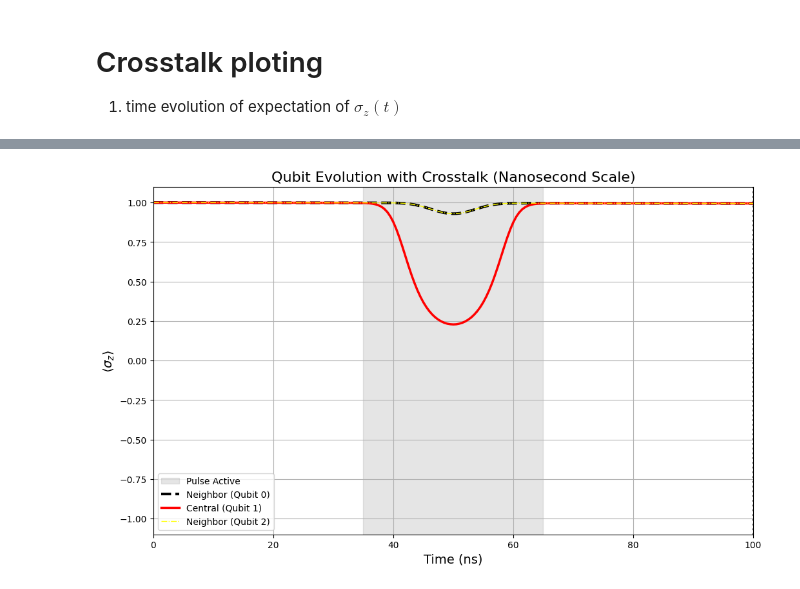
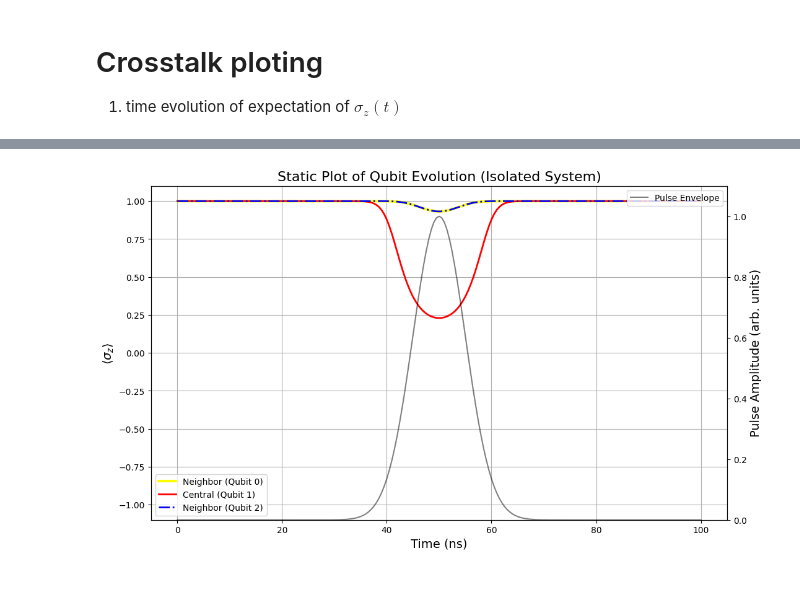
Before and after one commit to HarryLuoo/quantum_chip_2025_gymrats, a Jupyter notebook: ploting.ipynb, the cells around one changed output, grey strips where cells are left out. Saved outputs shown, nothing was run; the diff lists cells and outputs as text; code cells hidden in the pictures.

```diff
--- a/ploting.ipynb
+++ b/ploting.ipynb
@@ -25,18 +25,18 @@ def pulse_shape(t, args):
     """Gaussian pulse envelope."""
     return np.exp(-(t - args['t0'])**2 / (2 * args['tau']**2))
 
-# Decoherence parameters (in nanoseconds)
-T1 = 50000.0  # 50 us
-T2_star = 10000.0  # 10 us
-gamma1 = 1.0 / T1
-gamma2_star = 1.0 / T2_star
+# Decoherence parameters (in nanoseconds) - THESE ARE NO LONGER USED FOR SESOLVE
+# T1 = 50000.0  # 50 us
+# T2_star = 10000.0  # 10 us
+# gamma1 = 1.0 / T1
+# gamma2_star = 1.0 / T2_star
 
-# --- 2. CONSTRUCT HAMILTONIAN AND OPERATORS (Unchanged logic) ---
+# --- 2. CONSTRUCT HAMILTONIAN AND OPERATORS ---
 
 # Pauli operators for each qubit
 sx = [qt.tensor([qt.qeye(2)]*i + [qt.sigmax()] + [qt.qeye(2)]*(N-1-i)) for i in range(N)]
 sz = [qt.tensor([qt.qeye(2)]*i + [qt.sigmaz()] + [qt.qeye(2)]*(N-1-i)) for i in range(N)]
-sm = [qt.tensor([qt.qeye(2)]*i + [qt.sigmam()] + [qt.qeye(2)]*(N-1-i)) for i in range(N)]
+# sm = [qt.tensor([qt.qeye(2)]*i + [qt.sigmam()] + [qt.qeye(2)]*(N-1-i)) for i in range(N)] # Not needed for sesolve
 
 # Drift Hamiltonian
 H_drift = -0.5 * w_q * sz[0] - 0.5 * w_q * sz[1] - 0.5 * w_q * sz[2]
@@ -46,64 +46,46 @@ H_control_op = Omega_c * sx[qubit_c]
 H_crosstalk_op = J_coupling * (sx[qubit_c-1] * sx[qubit_c] + sx[qubit_c] * sx[qubit_c+1])
 H = [H_drift, [H_control_op + H_crosstalk_op, pulse_shape]]
 
-# Collapse operators
-c_ops = []
-for i in range(N):
-    c_ops.append(np.sqrt(gamma1) * sm[i])
-    c_ops.append(np.sqrt(gamma2_star) * sz[i])
 
-# --- 3. RUN THE SIMULATION ---
 
 psi0 = qt.tensor(qt.basis(2,0), qt.basis(2,0), qt.basis(2,0))
 tlist = np.linspace(0, t_total, 201)
 args = {'t0': t0, 'tau': tau}
 
-print("Running QuTiP simulation (nanosecond scale)...")
-result = qt.mesolve(H, psi0, tlist, c_ops, e_ops=[sz[0], sz[1], sz[2]], args=args)
+print("Running QuTiP simulation (isolated system - Schrödinger equation)...")
+# CHANGE mesolve TO sesolve AND REMOVE c_ops ARGUMENT
+result = qt.sesolve(H, psi0, tlist, e_ops=[sz[0], sz[1], sz[2]], args=args)
 print("Simulation complete.")
 
-# --- 4. CREATE THE GIF (Unchanged logic) ---
-
-times = result.times
+# --- 4. PLOTTING (remains largely the same) ---
 exp_sz0 = result.expect[0]
 exp_sz1 = result.expect[1]
 exp_sz2 = result.expect[2]
+times = tlist
 
-fig, ax = plt.subplots(figsize=(12, 7))
-ax.set_xlim(0, t_total)
-ax.set_ylim(-1.1, 1.1)
-ax.set_xlabel('Time (ns)', fontsize=14) # Changed label to ns
-ax.set_ylabel(r'$\langle \sigma_z \rangle$', fontsize=14)
-ax.set_title('Qubit Evolution with Crosstalk (Nanosecond Scale)', fontsize=16)
-ax.grid(True)
+# --- 1. COMPUTE PULSE VALUES FOR PLOTTING ---
+pulse_vals = [pulse_shape(t, args) for t in times]
 
-pulse_vals = [pulse_shape(t, args) for t in times]
-ax.fill_between(times, -1.1, 1.1, where=np.array(pulse_vals) > 0.01, color='gray', alpha=0.2, label='Pulse Active')
+# --- 2. CREATE THE STATIC PLOT ---
+fig, ax1 = plt.subplots(figsize=(12, 7))
 
-line0, = ax.plot([], [], lw=3, color='black', linestyle='--', label='Neighbor (Qubit 0)')
-line1, = ax.plot([], [], lw=2.5, color='red', label='Central (Qubit 1)')
-line2, = ax.plot([], [], lw=1, color='yellow', linestyle='-.', label='Neighbor (Qubit 2)')
-time_marker = ax.axvline(0, color='black', lw=2, linestyle=':')
-ax.legend(loc='lower left')
+ax1.plot(times, exp_sz0, label='Neighbor (Qubit 0)', color='yellow', linestyle='-', linewidth=3)
+ax1.plot(times, exp_sz1, label='Central (Qubit 1)', color='red', linestyle='-', linewidth=2)
+ax1.plot(times, exp_sz2, label='Neighbor (Qubit 2)', color='blue', linestyle='-.', linewidth=2)
 
-def init():
-    line0.set_data([], [])
-    line1.set_data([], [])
-    line2.set_data([], [])
-    time_marker.set_xdata([0])
-    return line0, line1, line2, time_marker
+ax1.set_xlabel('Time (ns)', fontsize=14)
+ax1.set_ylabel(r'$\langle \sigma_z \rangle$', fontsize=14)
+ax1.set_title('Static Plot of Qubit Evolution (Isolated System)', fontsize=16)
+ax1.legend(loc='lower left')
+ax1.grid(True)
+ax1.set_ylim(-1.1, 1.1)
 
-def update(frame):
-    line0.set_data(times[:frame+1], exp_sz0[:frame+1])
-    line1.set_data(times[:frame+1], exp_sz1[:frame+1])
-    line2.set_data(times[:frame+1], exp_sz2[:frame+1])
-    time_marker.set_xdata([times[frame]])
-    return line0, line1, line2, time_marker
+# --- 3. OVERLAY THE PULSE SHAPE ---
+ax2 = ax1.twinx()
+ax2.plot(times, pulse_vals, label='Pulse Envelope', color='black', alpha=0.5)
+ax2.set_ylabel('Pulse Amplitude (arb. units)', fontsize=14)
+ax2.legend(loc='upper right')
+ax2.set_ylim(0, 1.1)
 
-ani = FuncAnimation(fig, update, frames=len(times), init_func=init, blit=True)
-gif_filename = 'qubit_crosstalk_ns_scale.gif'
-print(f"Saving animation to {gif_filename}...")
-ani.save(gif_filename, writer='pillow', fps=25)
-print("GIF saved successfully.")
 plt.show()
 # %% [output]
@@ -114 +94 @@ GIF saved successfully.
-[figure, old version]
+[figure, new version]
```
Also changed, not shown: parts of 3 cells of this notebook, 12 other files.
